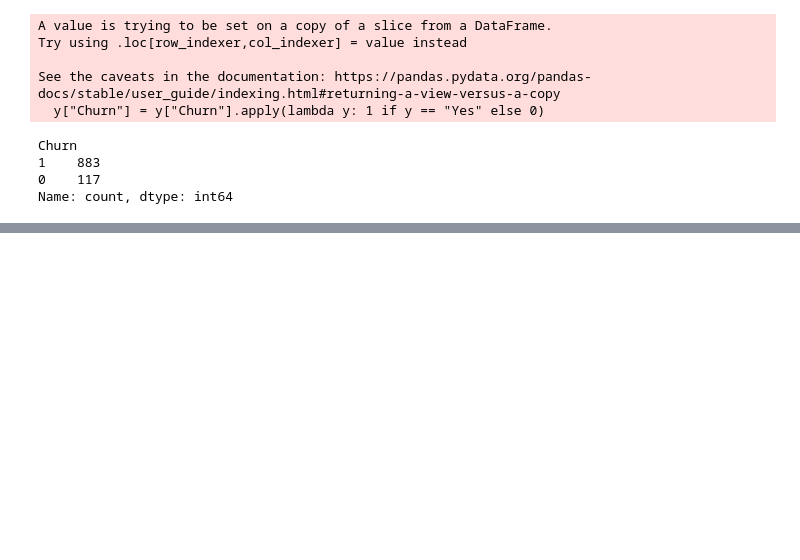
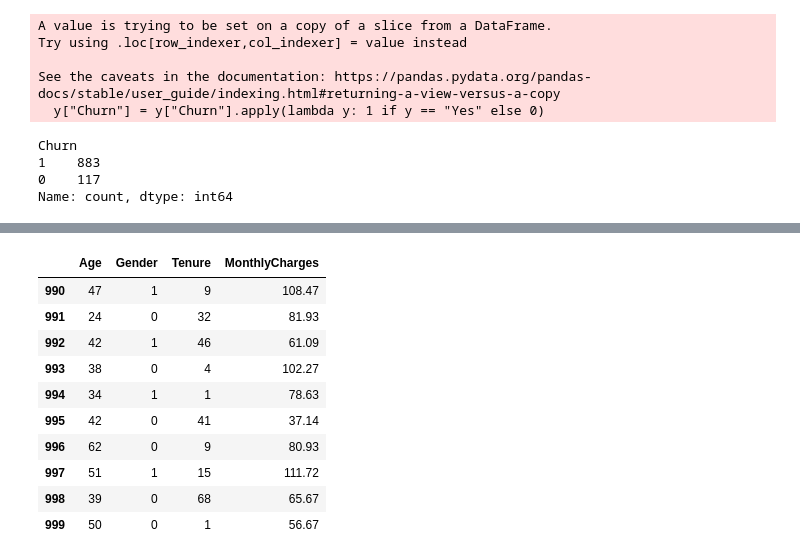
Before and after one commit to mohitt045/Customer-churn-predictor, a Jupyter notebook: notebook.ipynb, the cells around one changed output, grey strips where cells are left out. Drawn from its saved outputs; the diff is of its cells as text; code cells hidden in the pictures; blank space fills up the shorter version.

```diff
--- a/notebook.ipynb
+++ b/notebook.ipynb
@@ -290,0 +327,14 @@ Name: count, dtype: int64
+# %%
+X.tail(10)
+# %% [output]
+|  | Age | Gender | Tenure | MonthlyCharges |
+| 990 | 47 | 1 | 9 | 108.47 |
+| 991 | 24 | 0 | 32 | 81.93 |
+| 992 | 42 | 1 | 46 | 61.09 |
+| 993 | 38 | 0 | 4 | 102.27 |
+| 994 | 34 | 1 | 1 | 78.63 |
+| 995 | 42 | 0 | 41 | 37.14 |
+| 996 | 62 | 0 | 9 | 80.93 |
+| 997 | 51 | 1 | 15 | 111.72 |
+| 998 | 39 | 0 | 68 | 65.67 |
+| 999 | 50 | 0 | 1 | 56.67 |
```
Also changed, not shown: parts of 6 cells of this notebook.
